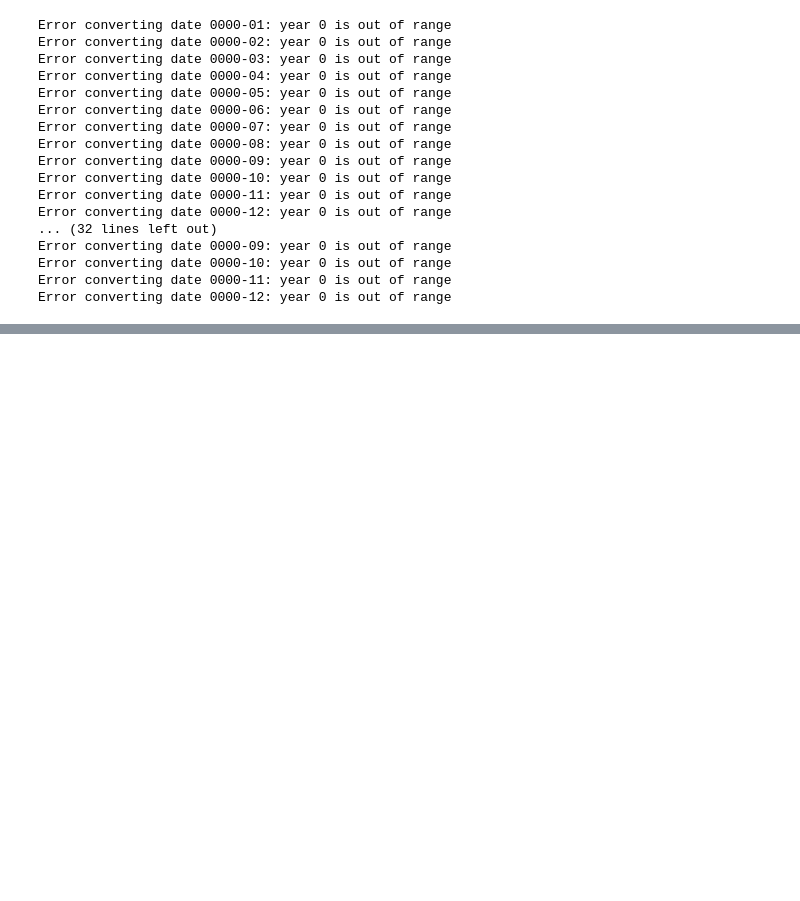
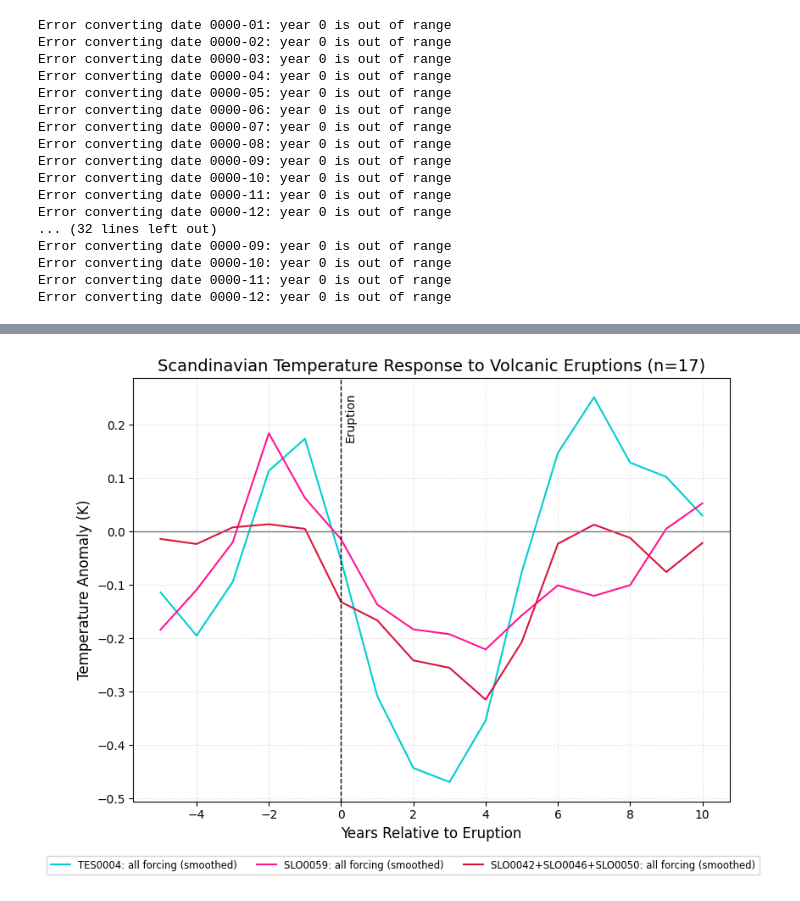
Before and after one commit to EliHHogemo/lia, a Jupyter notebook: SEA_scandinavia.ipynb, the cells around one changed output, grey strips where cells are left out. Drawn from its saved outputs; the diff is of its cells as text; code cells hidden in the pictures; blank space fills up the shorter version.

```diff
--- a/SEA_scandinavia.ipynb
+++ b/SEA_scandinavia.ipynb
@@ -184,0 +224,37 @@ rel_years, mean_anomaly, std_anomaly, all_epochs = superposed_epoch_analysis_sim
+# %%
+def rolling_mean(data, window):
+    return np.convolve(data, np.ones(window)/window, mode='same')
+# %%
+mean_response_tes_smoothed = rolling_mean(mean_response_tes, window=3)
+mean_response_slo_smoothed = rolling_mean(mean_response_slo, window=3)
+mean_response_all_forcing_smoothed = rolling_mean(mean_response_all_forcing, window=3)
+# %%
+fig, ax = plt.subplots(figsize=(8, 6))
+
+# Smoothed lines
+ax.plot(window_tes, mean_response_tes_smoothed, color='darkturquoise', label='TES0004: all forcing (smoothed)')
+ax.plot(window_slo, mean_response_slo_smoothed, color='deeppink', label='SLO0059: all forcing (smoothed)')
+ax.plot(window_all_forcing, mean_response_all_forcing_smoothed, color='crimson', label='SLO0042+SLO0046+SLO0050: all forcing (smoothed)')
+
+ax.axhline(0, color='gray', linestyle='-', lw=1)
+ax.axvline(0, color='black', linestyle='--', lw=1)
+ax.text(0.1, ax.get_ylim()[1]*0.6, 'Eruption', rotation=90, color='black')
+
+ax.set_ylabel('Temperature Anomaly (K)', fontsize=12)
+ax.set_xlabel('Years Relative to Eruption', fontsize=12)
+ax.set_title(f'Scandinavian Temperature Response to Volcanic Eruptions (n={len(eruptions)})', fontsize=14)
+
+ax.grid(True, linestyle=':', alpha=0.5)
+handles, labels = ax.get_legend_handles_labels()
+fig.legend(
+    handles, labels,
+    loc='lower center',
+    bbox_to_anchor=(0.5, -0.05),
+    ncol=6,
+    fontsize='small',
+    frameon=True
+)
+plt.tight_layout()
+plt.show()
+# %% [output]
+[figure, added]
```
Also changed, not shown: parts of 6 cells of this notebook, 1 other file.
